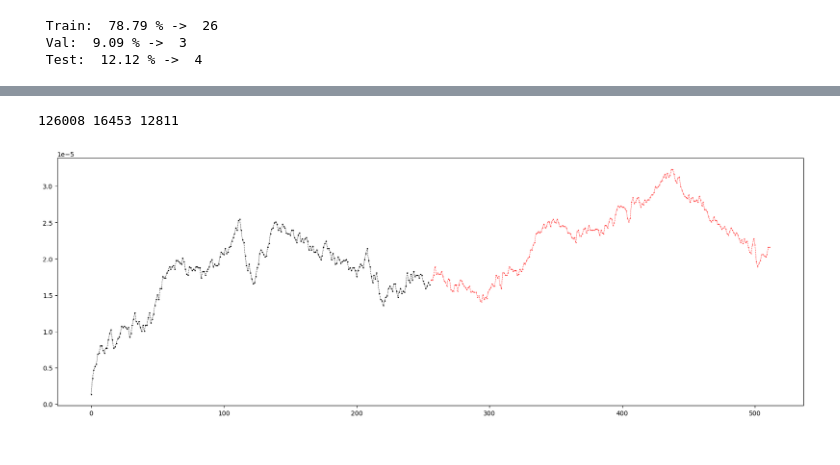
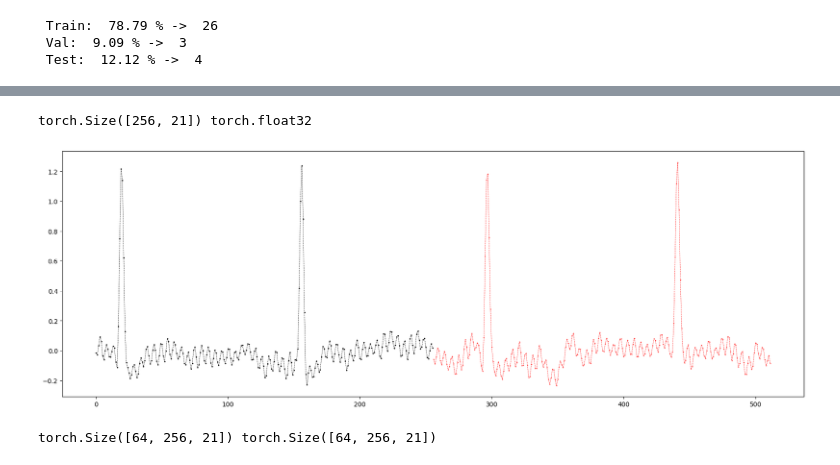
Before and after one commit to M4thinking/Mismodelling-on-Time-Series, a Jupyter notebook: scripts/models.ipynb, the cells around one changed output, grey strips where cells are left out. Drawn from its saved outputs; the diff is of its cells as text; code cells hidden in the pictures.

Commit message:
feat(hito-intermedio): :bug: se arreglan problemas con la máscara y tipo float64 a float32

```diff
--- a/scripts/models.ipynb
+++ b/scripts/models.ipynb
@@ -126,7 +48,7 @@ test_len = len(dataset_nominal) - train_len - val_len
 print(" Train: ", round(train_len/len(dataset_nominal) * 100, 2), "% -> ", train_len)
 print(" Val: ", round(val_len/len(dataset_nominal) * 100, 2), "% -> ", val_len)
 print(" Test: ", round(test_len/len(dataset_nominal) * 100, 2), "% -> ", test_len)
-train_dataset, val_dataset, test_dataset = torch.utils.data.random_split(dataset_nominal, [train_len, val_len, test_len])
+train_dataset, val_dataset, test_dataset = torch.utils.data.random_split(dataset_nominal, [train_len, val_len, test_len], generator=torch.Generator().manual_seed(42))
 # %% [output]
  Train:  78.79 % ->  26
  Val:  9.09 % ->  3
@@ -157,31 +84,40 @@ path = '../transformer_data/'
 # torch.save(Y_val, path+'Y_val.pt')
 # torch.save(X_test, path+'X_test.pt')
 # torch.save(Y_test, path+'Y_test.pt')
+# %%
+# Obtener la media y desviación estándar de los datos de train por cada canal (21), X_train: (batch_size, seq_len, channels)
+X_train_mean = np.mean(X_train, axis=(0, 1))
+X_train_std = np.std(X_train, axis=(0, 1))
+# Normalizar los datos de train, val y test
+def normalize(data, mean, std): return (data - mean) / std
+X_train_n = normalize(X_train, X_train_mean, X_train_std)
+X_val_n = normalize(X_val, X_train_mean, X_train_std)
+X_test_n = normalize(X_test, X_train_mean, X_train_std)
+Y_train_n = normalize(Y_train, X_train_mean, X_train_std)
+Y_val_n = normalize(Y_val, X_train_mean, X_train_std)
+Y_test_n = normalize(Y_test, X_train_mean, X_train_std)
 # %%
+import torchvision.transforms as transforms
+
 # Crear un dataset con los datos de train y test
 class EegDatasetNominalPairs(Dataset):
-    def __init__(self, X, Y):
+    def __init__(self, X, Y, transform=None):
         self.X = X
         self.Y = Y
+        self.transform = transform
 
     def __len__(self):
         return len(self.X)
 
     def __getitem__(self, idx):
+        if self.transform:
+            return self.transform(self.X[idx])[0], self.transform(self.Y[idx])[0]
         return self.X[idx], self.Y[idx]
+# Pasar de Float64 a Float32
+transform = transforms.Compose([transforms.ToTensor()])
+
 
 # Crear los datasets de train y test
-X_train = torch.load(path+'X_train.pt')
-Y_train = torch.load(path+'Y_train.pt')
-X_val = torch.load(path+'X_val.pt')
-Y_val = torch.load(path+'Y_val.pt')
-X_test = torch.load(path+'X_test.pt')
-Y_test = torch.load(path+'Y_test.pt')
-# Crear los datasets
-train_dataset = EegDatasetNominalPairs(X_train, Y_train)
-val_dataset = EegDatasetNominalPairs(X_val, Y_val)
-test_dataset = EegDatasetNominalPairs(X_test, Y_test)
+train_dataset = EegDatasetNominalPairs(X_train_n, Y_train_n, transform=transform)
+val_dataset = EegDatasetNominalPairs(X_val_n, Y_val_n, transform=transform)
+test_dataset = EegDatasetNominalPairs(X_test_n, Y_test_n, transform=transform)
-# %%
-print(len(X_train), len(X_test), len(X_val))
-# %% [output]
-126008 16453 12811
@@ -188,8 +197,13 @@ print(len(X_train), len(X_test), len(X_val))
+# %%
+print(train_dataset[0][1].shape, train_dataset[0][0].dtype)
+y = model(train_dataset[0][0].unsqueeze(0))
+# %% [output]
+torch.Size([256, 21]) torch.float32
 # %%
 # Verificar que los datos sean correctos
 fig, ax = plt.subplots(1, 1, figsize=(21, 7))
-ax.plot(train_dataset[0][0][1], color='black',marker='o', linestyle='dashed',linewidth=0.5, markersize=1)
-ax.plot(np.arange(0, 256)+256, train_dataset[0][1][1], color='red',marker='.', linestyle='dashed',linewidth=0.5, markersize=1)
+ax.plot(train_dataset[0][0][:, 0], color='black',marker='o', linestyle='dashed',linewidth=0.5, markersize=1)
+ax.plot(np.arange(0, 256)+256, train_dataset[0][1][:, 0], color='red',marker='.', linestyle='dashed',linewidth=0.5, markersize=1)
 plt.show()
 # %% [output]
-[figure, old version]
+[figure, new version]
@@ -195,0 +216,7 @@ plt.show()
+# %%
+for x, y in train_loader:
+    print(x.shape, y.shape)
+    out = model(x)
+    break
+# %% [output]
+torch.Size([64, 256, 21]) torch.Size([64, 256, 21])
```
Also changed, not shown: parts of 8 cells of this notebook.
